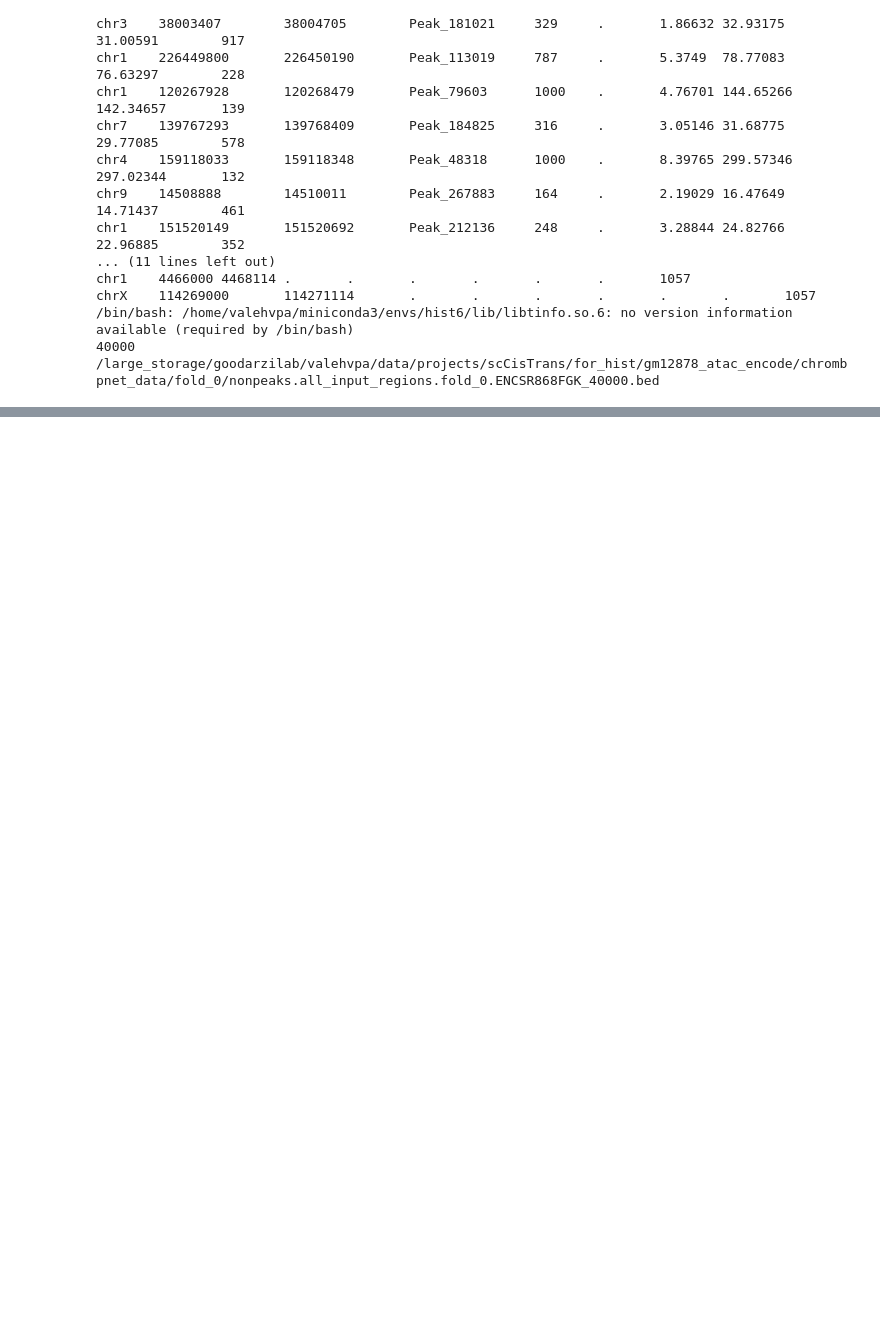
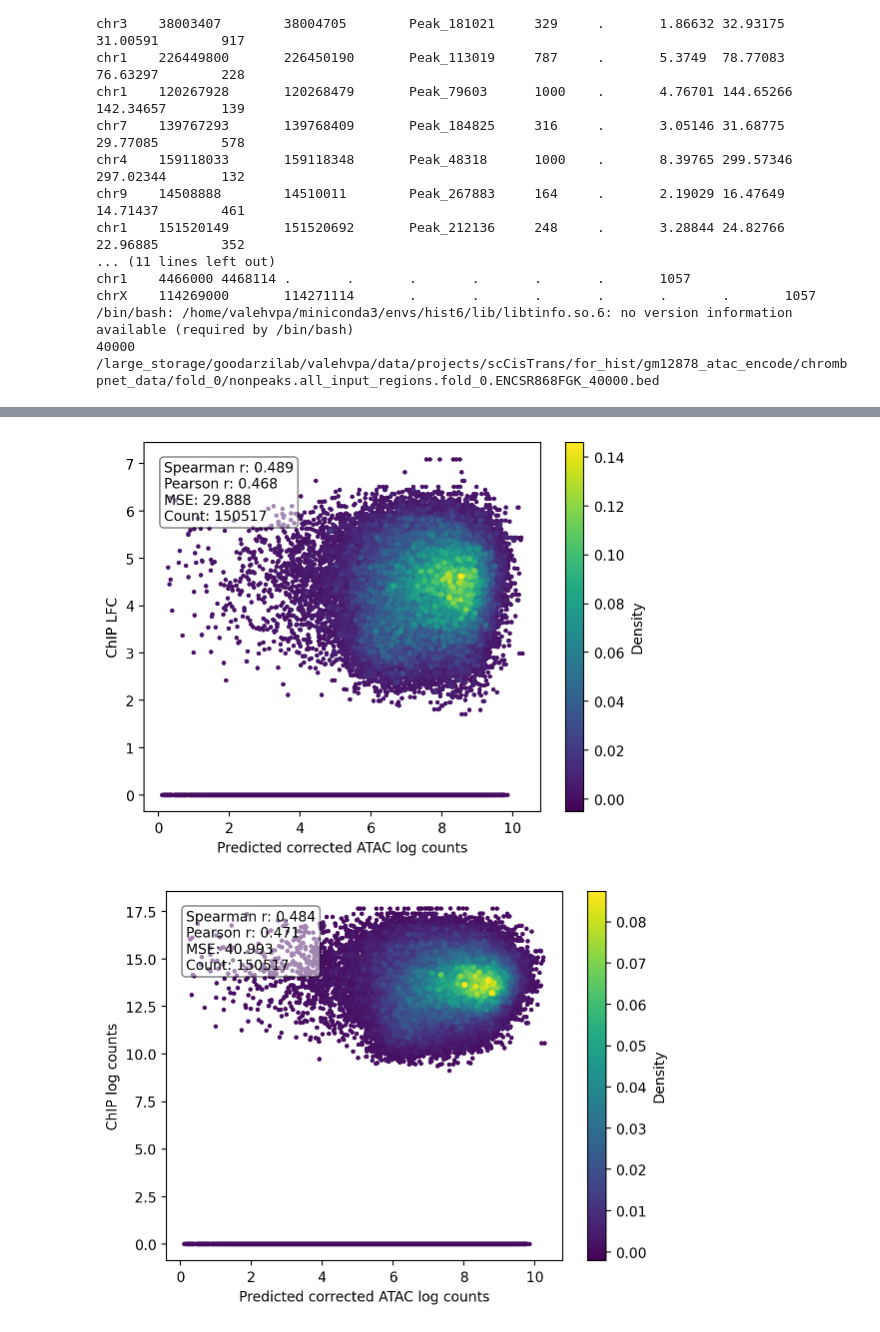
Before and after one commit to kundajelab/histobpnet, a Jupyter notebook: experiments/valeh/notebooks/12_16_2025.ipynb, the cells around one changed output, grey strips where cells are left out. Saved outputs shown, nothing was run; the diff lists cells and outputs as text; code cells hidden in the pictures; blank space fills up the shorter version.

```diff
--- a/experiments/valeh/notebooks/12_16_2025.ipynb
+++ b/experiments/valeh/notebooks/12_16_2025.ipynb
@@ -193,0 +277,4 @@ chrX    114269000       114271114       .       .       .       .       .
+# %%
+df["pred_corr_atac_cts"] = pred_corr_atac_cts
+df["peak_id"] = df["chrom"] + ":" + df["start"].astype(str) + "-" + df["end"].astype(str)
+df
@@ -193,0 +321,6 @@ chrX    114269000       114271114       .       .       .       .       .
+# %%
+df["obs_atac_cts"] = obs_atac_cts
+df["lfc_chip_inputc"] = lfc
+df["chip_cts"] = chip_cts
+df["inputc_cts"] = inputc_cts
+df
@@ -193,0 +350,17 @@ chrX    114269000       114271114       .       .       .       .       .
+# %%
+df2 = df[df["pred_corr_atac_cts"] > 0].reset_index(drop=True)
+
+density_scatter(np.log1p(df2["pred_corr_atac_cts"]), df2["lfc_chip_inputc"], "Predicted corrected ATAC log counts", "ChIP LFC", s=5, bins=200, incl_stats=True)
+plt.show()
+
+density_scatter(np.log1p(df2["pred_corr_atac_cts"]), np.log1p(df2["chip_cts"]), "Predicted corrected ATAC log counts", "ChIP log counts", s=5, bins=200, incl_stats=True)
+plt.show()
+
+density_scatter(np.log1p(df2["pred_corr_atac_cts"]), df2["chip_cts"], "Predicted corrected ATAC log counts", "ChIP counts", s=5, bins=200, incl_stats=True)
+plt.show()
+
+density_scatter(df2["pred_corr_atac_cts"], df2["lfc_chip_inputc"], "Predicted corrected ATAC counts", "ChIP LFC", s=5, bins=200, incl_stats=True)
+plt.show()
+# %% [output]
+[figure, added]
+[figure, added]
```
Also changed, not shown: parts of 28 cells of this notebook, 10 other files.
